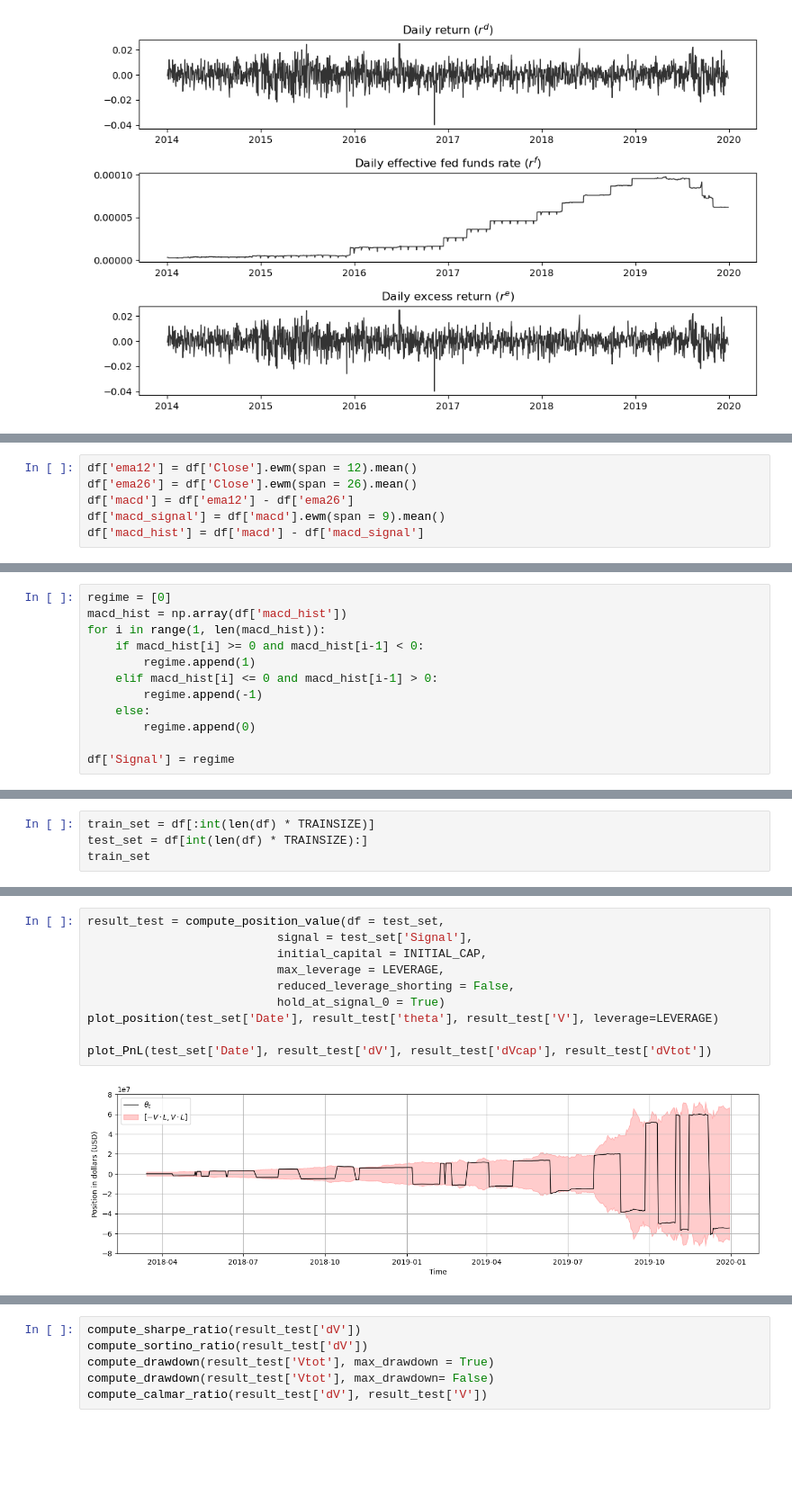
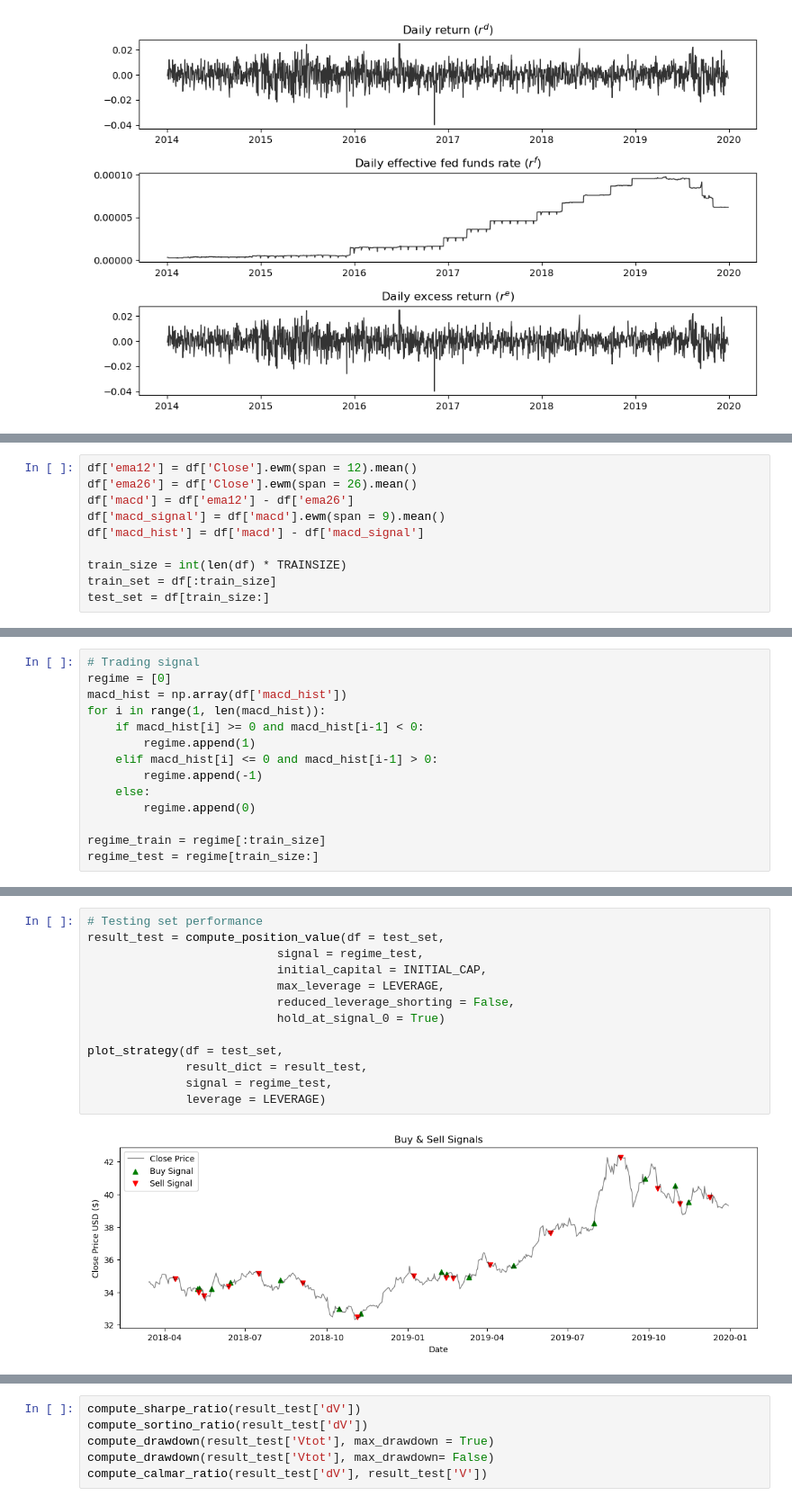
Before and after one commit to MC-Kangan/Algo_Trading_ETF_Trading_Strategy, a Jupyter notebook: MACD_strategy.ipynb, the cells around one changed output, grey strips where cells are left out. Shown at 90% size. Cells and saved outputs as stored; diff of their text form; blank space fills up the shorter version.

```diff
--- a/MACD_strategy.ipynb
+++ b/MACD_strategy.ipynb
@@ -122,3 +64,7 @@ df['ema26'] = df['Close'].ewm(span = 26).mean()
 df['macd'] = df['ema12'] - df['ema26']
 df['macd_signal'] = df['macd'].ewm(span = 9).mean()
 df['macd_hist'] = df['macd'] - df['macd_signal']
+
+train_size = int(len(df) * TRAINSIZE)
+train_set = df[:train_size]
+test_set = df[train_size:]
@@ -150,15 +71,3 @@ plt.bar(df['Date'], df['macd_hist'], color = color)
-# %%
-regime = [0]
-macd_hist = np.array(df['macd_hist'])
-for i in range(1, len(macd_hist)):
-    if macd_hist[i] >= 0 and macd_hist[i-1] < 0:
-        regime.append(1)
-    elif macd_hist[i] <= 0 and macd_hist[i-1] > 0:
-        regime.append(-1)
-    else:
-        regime.append(0)
-
-df['Signal'] = regime
 # %%
 df.head()
 # %% [output]
@@ -181 +86,15 @@ df_test
+# %%
+# Trading signal
+regime = [0]
+macd_hist = np.array(df['macd_hist'])
+for i in range(1, len(macd_hist)):
+    if macd_hist[i] >= 0 and macd_hist[i-1] < 0:
+        regime.append(1)
+    elif macd_hist[i] <= 0 and macd_hist[i-1] > 0:
+        regime.append(-1)
+    else:
+        regime.append(0)
+
+regime_train = regime[:train_size]
+regime_test = regime[train_size:]
 # %%
@@ -315,4 +115,0 @@ plot_position(df['Date'], RES['theta'], RES['V_total'], leverage=LEVERAGE)
-# %%
-train_set = df[:int(len(df) * TRAINSIZE)]
-test_set = df[int(len(df) * TRAINSIZE):]
-train_set
@@ -376,12 +144,15 @@ ax.legend(loc='lower left')
 # %%
+# Testing set performance
 result_test = compute_position_value(df = test_set,
-                           signal = test_set['Signal'],
+                           signal = regime_test,
                            initial_capital = INITIAL_CAP,
                            max_leverage = LEVERAGE,
                            reduced_leverage_shorting = False,
                            hold_at_signal_0 = True)
-plot_position(test_set['Date'], result_test['theta'], result_test['V'], leverage=LEVERAGE)
 
-plot_PnL(test_set['Date'], result_test['dV'], result_test['dVcap'], result_test['dVtot'])
+plot_strategy(df = test_set,
+              result_dict = result_test,
+              signal = regime_test,
+              leverage = LEVERAGE)
 # %% [output]
-[figure, old version]
+[figure, new version]
```
Also changed, not shown: parts of 31 cells of this notebook, 5 other files.
